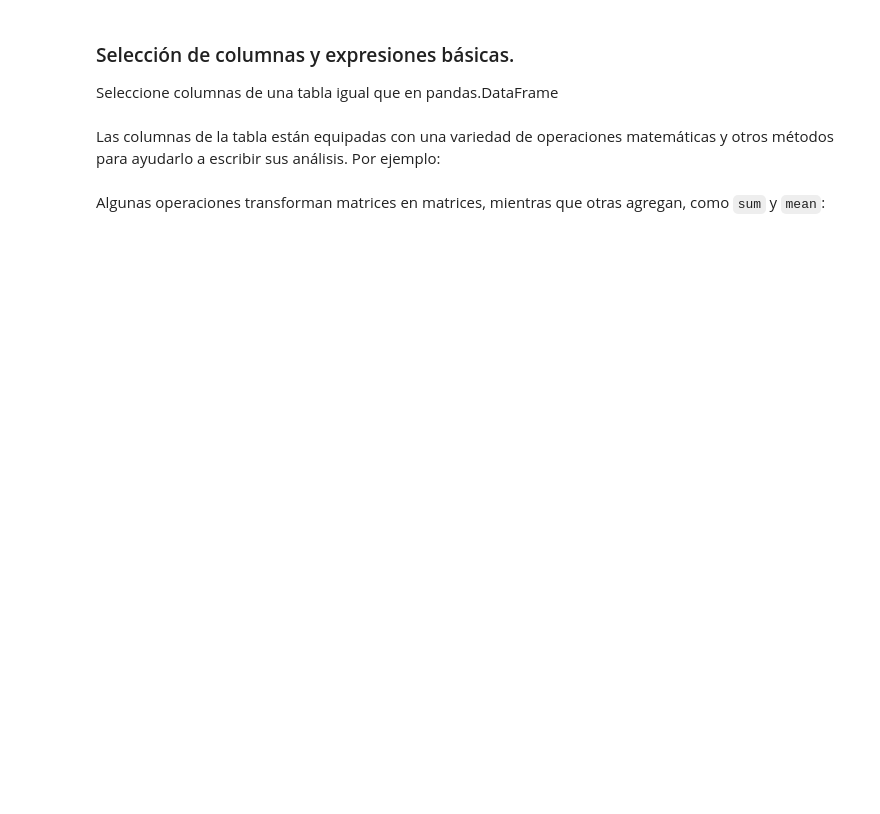
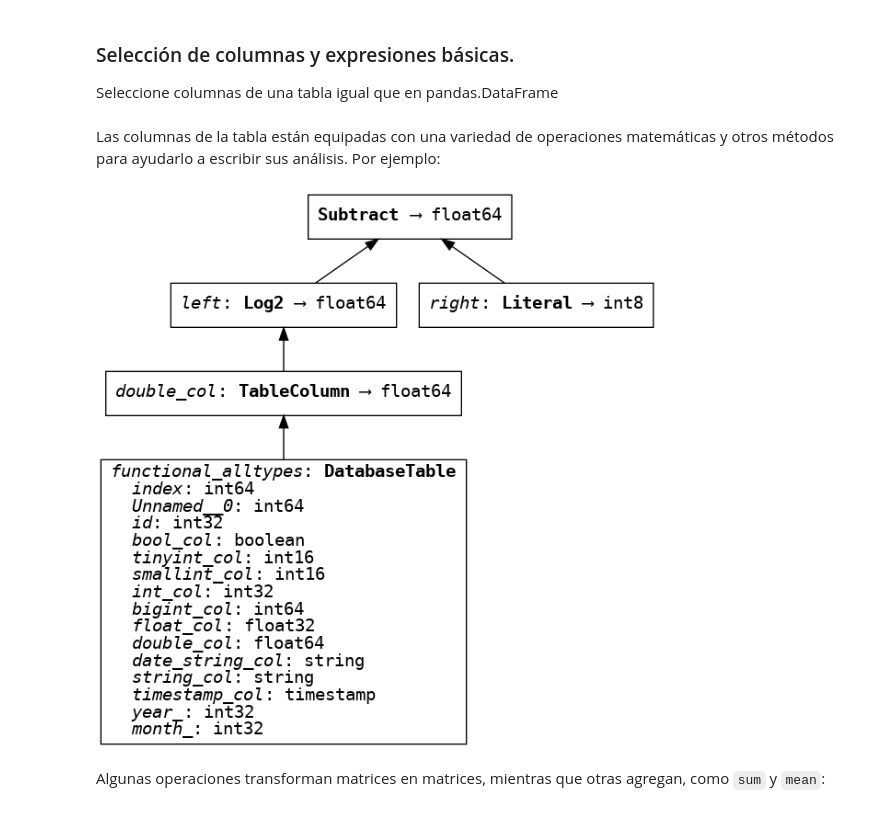
Before and after one commit to xmnlab/notebooks, a Jupyter notebook: pythonlapaz/pyday/IbisTutorial.ipynb, the cells around one changed output. Cells and saved outputs as stored; diff of their text form; code cells hidden in the pictures; blank space fills up the shorter version.

```diff
--- a/pythonlapaz/pyday/IbisTutorial.ipynb
+++ b/pythonlapaz/pyday/IbisTutorial.ipynb
@@ -124,6 +127,9 @@ col2 = table['bigint_col']
 Las columnas de la tabla están equipadas con una variedad de operaciones matemáticas y otros métodos para ayudarlo a escribir sus análisis. Por ejemplo:
 # %%
 expr = col.log2() - 1
+expr
+# %% [output]
+[figure, added]
 # %% [markdown]
 Algunas operaciones transforman matrices en matrices, mientras que otras agregan, como `sum` y `mean`:
 # %%
```
Also changed, not shown: parts of 5 cells of this notebook, 21 other files.
